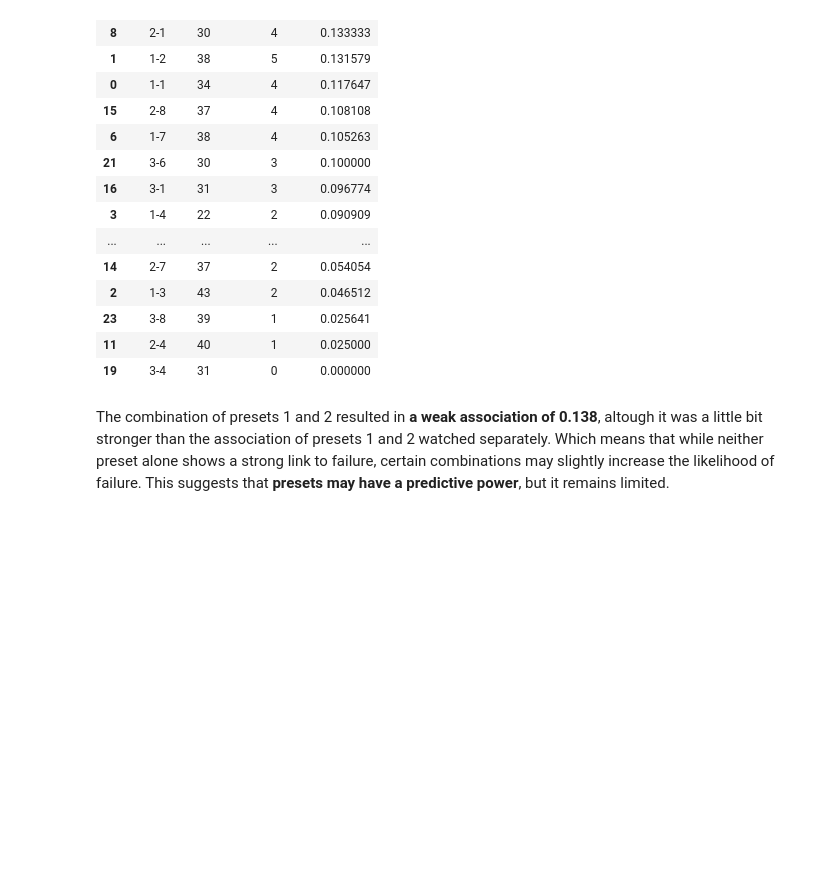
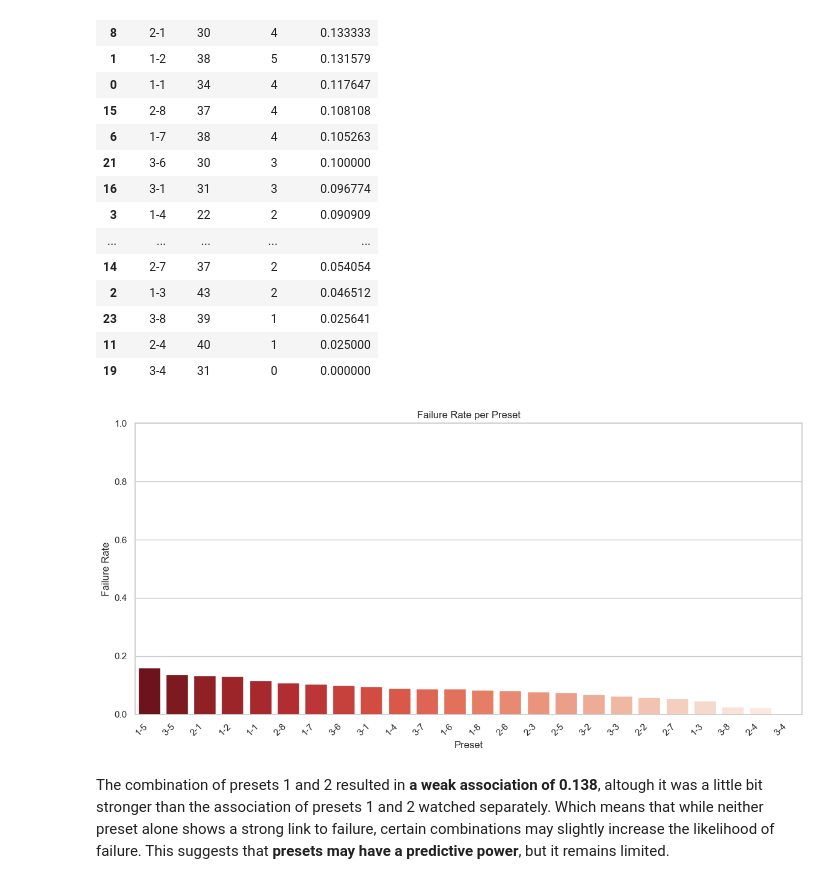
Before and after one commit to MatBom/CASE_Shape_digital, a Jupyter notebook: case_shape.ipynb, the cells around one changed output. Saved outputs shown, nothing was run; the diff lists cells and outputs as text; code cells hidden in the pictures; blank space fills up the shorter version.

```diff
--- a/case_shape.ipynb
+++ b/case_shape.ipynb
@@ -195,6 +205,27 @@ The association between both presets and failure is: 0.138
 | 23 | 3-8 | 39 | 1 | 0.025641 |
 | 11 | 2-4 | 40 | 1 | 0.025000 |
 | 19 | 3-4 | 31 | 0 | 0.000000 |
+# %%
+# Failure rate per preset barplot
+result = result.sort_values('fail_proportion', ascending=False)
+
+plt.figure(figsize=(12, 6))
+sns.barplot(
+    data=result,
+    x='Preset',
+    y='fail_proportion',
+    palette='Reds_r'
+)
+
+plt.title('Failure Rate per Preset')
+plt.ylabel('Failure Rate')
+plt.xlabel('Preset')
+plt.xticks(rotation=45, ha='right')
+plt.ylim(0, 1)
+plt.tight_layout()
+plt.show()
+# %% [output]
+[figure, added]
 # %% [markdown]
 The combination of presets 1 and 2 resulted in **a weak association of 0.138**, altough it was a little bit stronger than the association of presets 1 and 2 watched separately. Which means that while neither preset alone shows a strong link to failure, certain combinations may slightly increase the likelihood of failure. This suggests that **presets may have a predictive power**, but it remains limited.
 # %% [markdown]
```
Also changed, not shown: parts of 27 cells of this notebook.
